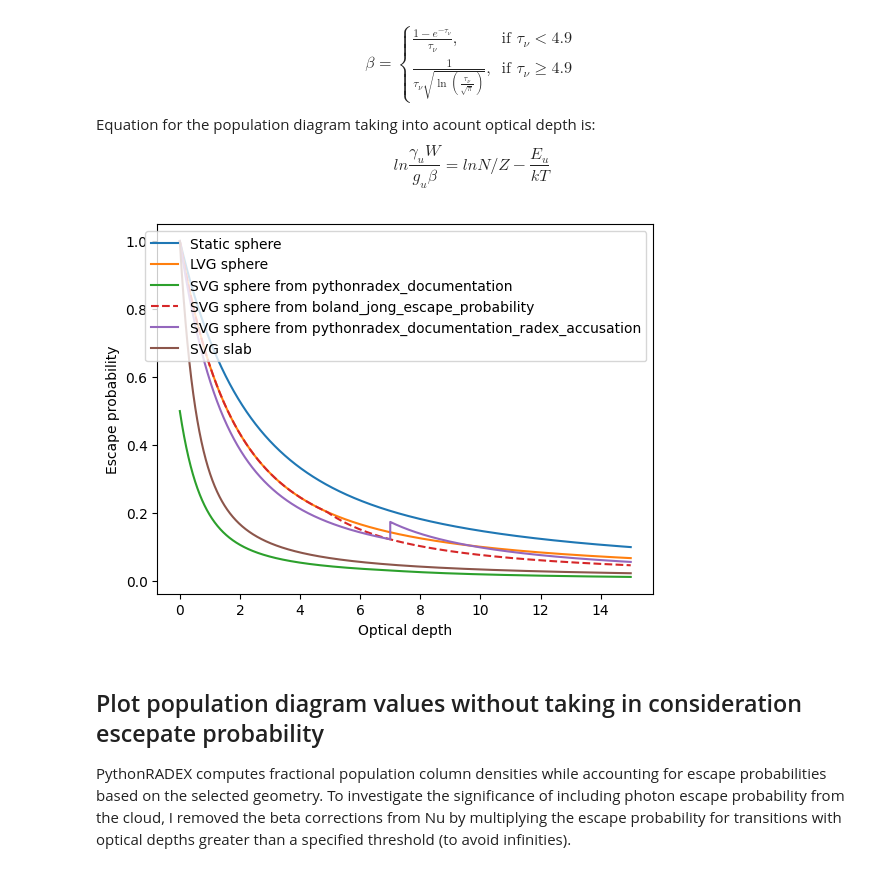
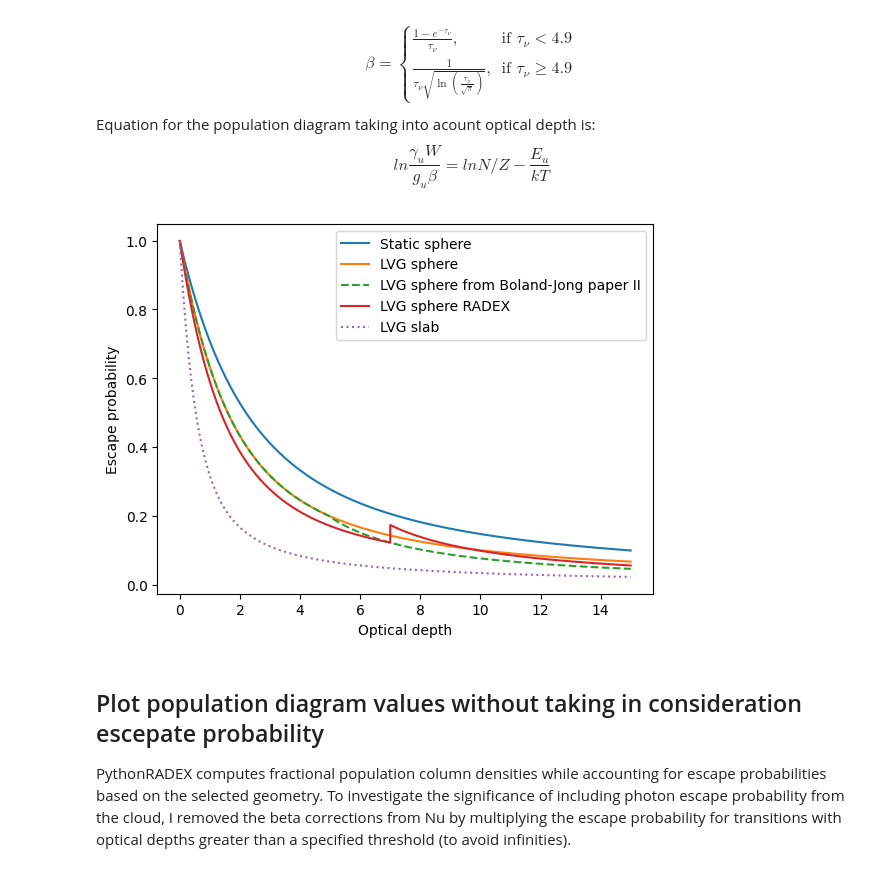
Before and after one commit to aleksej-rodano/phas0052_project, a Jupyter notebook: pythonradex_clean.ipynb, the cells around one changed output. Drawn from its saved outputs; the diff is of its cells as text; code cells hidden in the pictures.

```diff
--- a/pythonradex_clean.ipynb
+++ b/pythonradex_clean.ipynb
@@ -718,7 +721,7 @@ def beta_sphere(tau_nu):
     return (1.5 / (tau_nu)) * (1 - (2 / tau_nu**2) + ((2 / tau_nu) + (2 / tau_nu**2)) * np.exp(-tau_nu))
 
 
-def svg_escape_probability(tau_nu):
+def LVG_expanding_sphere_beta(tau_nu):
     """Calculate the escape probability for LVG approximation, applicable if the characteristic flow velocity along the line of sight
     is much larger than the local random (e.g. thermal) velocities"""
     tau_nu = np.where(tau_nu == 0, np.nan, tau_nu)
@@ -731,9 +734,9 @@ def beta_slab(tau_nu):
     return (1 - np.exp(-3 * tau_nu)) / (3 * tau_nu)
 
 
-def beta_pythonradex_documentation(tau_nu):
+def boland_jong_beta1(tau_nu):
     """
-    Calculate the escape probability based on RADEX documentation.
+    Compute escape probability based on equation given in appendix A of Boland and Jong paper 1 1980.
 
     Parameters:
     tau_nu (float or np.array): Optical depth tau_nu.
@@ -750,7 +753,7 @@ def beta_pythonradex_documentation(tau_nu):
     return beta
 
 
-def beta_pythonradex_documentation_radex_accusation(tau_nu):
+def LVG_sphere_radex(tau_nu):
     """
     Calculate the escape probability which pythonradex thinks RADEX is using.
     tau_nu (float or np.array): Optical depth tau_nu.
@@ -767,45 +770,47 @@ def beta_pythonradex_documentation_radex_accusation(tau_nu):
     return beta
 
 
-def boland_jong_escape_probability(tau_nu):
+def boland_jong_beta2(tau_nu):
     """
-    Compute escape probability based on equation given in appendix A of paper .
+    Compute escape probability based on equation given in appendix A of Boland and Jong paper II 1984.
     """
     tau_nu = np.where(tau_nu == 0, np.nan, tau_nu)
     beta = np.where(
         tau_nu < 4.9,
         (1 - np.exp(-tau_nu)) / tau_nu,
         1 / (tau_nu * np.sqrt(np.log(tau_nu / (np.sqrt(np.pi))))),
     )
     return beta
 
 
 tau_array = np.linspace(0, 15, int(1e4))
 beta_sphere_array = beta_sphere(tau_array)
-svg_escape_probability_array = svg_escape_probability(tau_array)
+LVG_expanding_sphere_beta = LVG_expanding_sphere_beta(tau_array)
 beta_slab_array = beta_slab(tau_array)
-tau_pythonradex_documentation_array = beta_pythonradex_documentation(tau_array)
-tau_pythonradex_documentation_radex_accusation_array = beta_pythonradex_documentation_radex_accusation(tau_array)
-boland_jong_escape_probability_array = boland_jong_escape_probability(tau_array)
+boland_jong_beta1_array = boland_jong_beta1(tau_array)
+tau_pythonradex_documentation_radex_accusation_array = LVG_sphere_radex(tau_array)
+
+
+boland_jong_beta2_array = boland_jong_beta2(tau_array)
 
 
 # plot the escape probability
 plt.plot(tau_array, beta_sphere_array, label="Static sphere")
-plt.plot(tau_array, svg_escape_probability_array, label="LVG sphere")
+plt.plot(tau_array, LVG_expanding_sphere_beta, label="LVG sphere")
 
-plt.plot(tau_array, tau_pythonradex_documentation_array, label="SVG sphere from pythonradex_documentation")
-plt.plot(tau_array, boland_jong_escape_probability_array, "--", label="SVG sphere from boland_jong_escape_probability")
-plt.plot(tau_array, tau_pythonradex_documentation_radex_accusation_array, label="SVG sphere from pythonradex_documentation_radex_accusation")
-plt.plot(tau_array, beta_slab_array, label="SVG slab")
+# plt.plot(tau_array, boland_jong_beta1_array, label="LVG sphere from Boland-Jong paper I")
+plt.plot(tau_array, boland_jong_beta2_array, "--", label="LVG sphere from Boland-Jong paper II")
+plt.plot(tau_array, tau_pythonradex_documentation_radex_accusation_array, label="LVG sphere RADEX")
+plt.plot(tau_array, beta_slab_array, ":", label="LVG slab")
 
 
 plt.xlabel("Optical depth")
 plt.ylabel("Escape probability")
 plt.legend()
 plt.savefig("escape_prob_diff_geometries.png")
 plt.show()
 # %% [output]
-[figure, old version]
+[figure, new version]
 # %% [markdown]
 ## Plot population diagram values without taking in consideration escepate probability
 PythonRADEX computes fractional population column densities while accounting for escape probabilities based on the selected geometry. To investigate the significance of including photon escape probability from the cloud, I removed the beta corrections from Nu by multiplying the escape probability for transitions with optical depths greater than a specified threshold (to avoid infinities).
```
Also changed, not shown: parts of 18 cells of this notebook, 2 other files.
